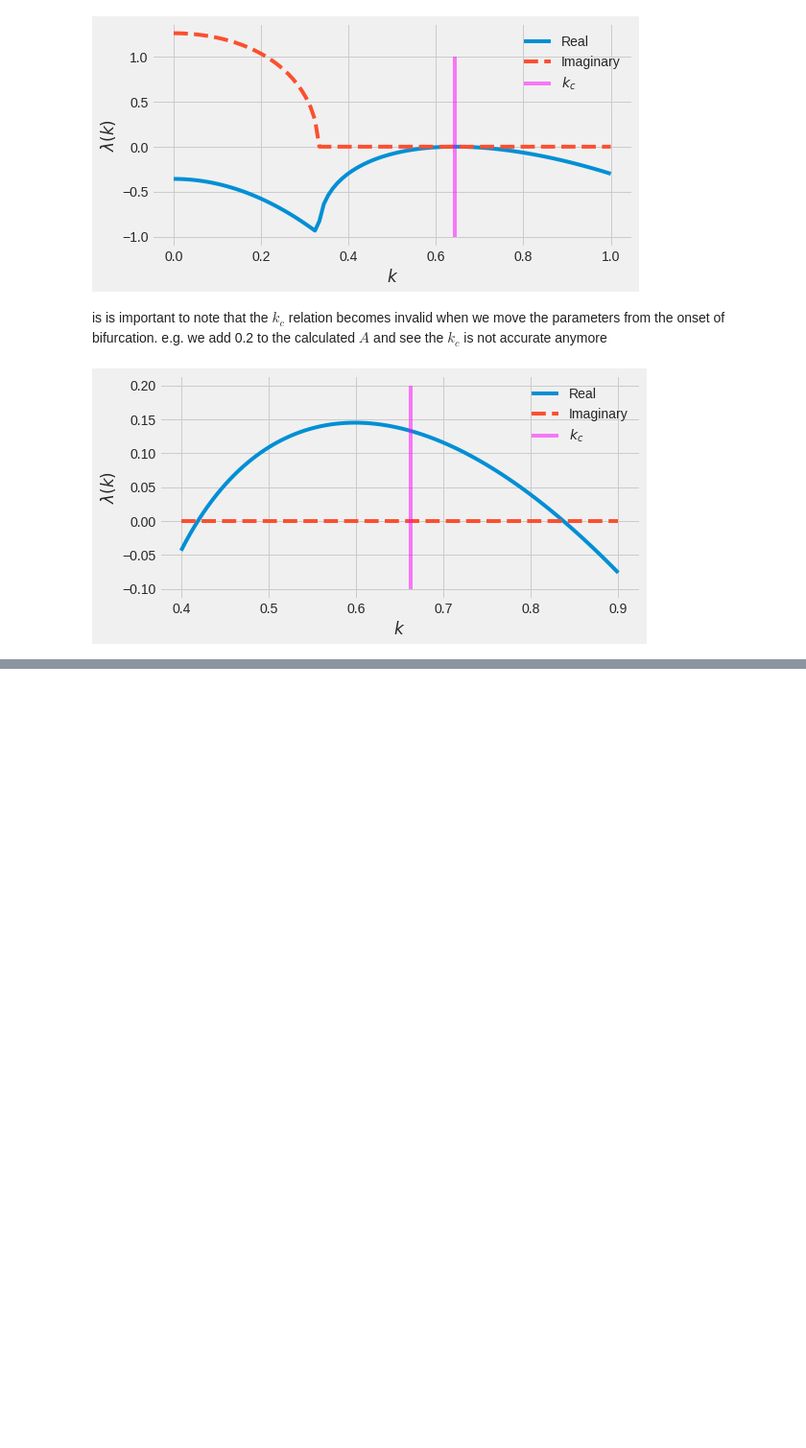
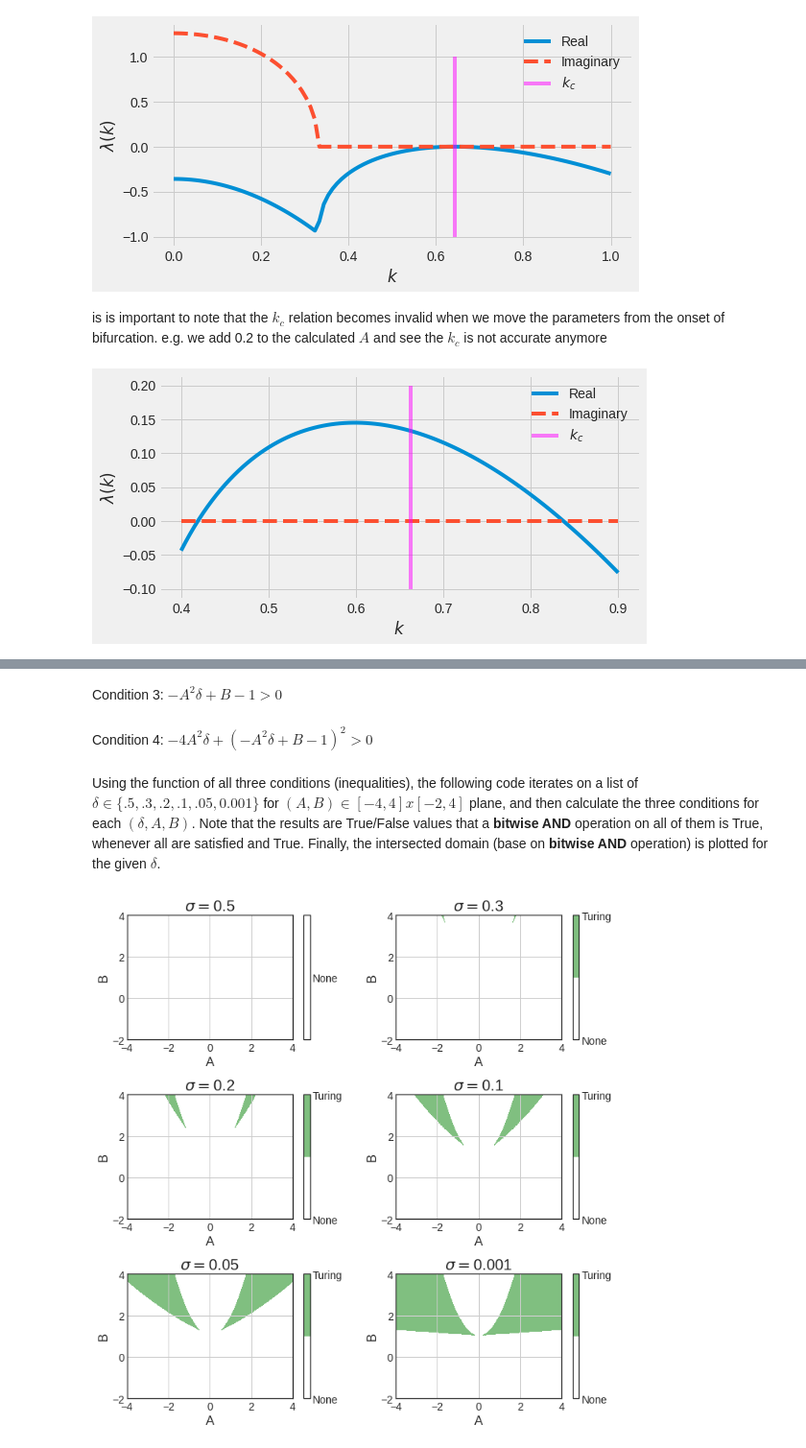
Before and after one commit to rpazuki/morpho_repo, a Jupyter notebook: amplitude_method/PDE_linear_stability.ipynb, the cells around one changed output, grey strips where cells are left out. Shown: that part at 96% size. Drawn from its saved outputs; the diff is of its cells as text; code cells hidden in the pictures; blank space fills up the shorter version.

Commit message:
PDE Symbolic Linearisation finished

```diff
--- a/amplitude_method/PDE_linear_stability.ipynb
+++ b/amplitude_method/PDE_linear_stability.ipynb
@@ -654,0 +610,58 @@ $\displaystyle - D_{u} k - D_{v} k + \frac{- 2 A^{2} D_{u} k + 2 A^{2} D_{v} k -
+# %%
+δ = symbols("δ", positive=True)
+
+cond_3 = f_u + δ * g_v
+cond_4 = cond_3**2 - 4 * δ * J_0.det()
+lprint(r"Condition 3: {0}$ > 0$ ", latex(cond_3) )
+lprint(r"Condition 4: {0}$ > 0$ ", latex(cond_4) )
+# convert the conditions to numpy functions
+cond_3_f = lambdify([A, B, δ], cond_3, modules='numpy')
+cond_4_f = lambdify([A, B, δ], cond_4, modules='numpy')
+# %% [output]
+Condition 3: $- A^{2} δ + B - 1$$ > 0$
+Condition 4: $- 4 A^{2} δ + \left(- A^{2} δ + B - 1\right)^{2}$$ > 0$
+# %% [markdown]
+Using the function of all three conditions (inequalities), the following code iterates on a list of $\delta \in \{.5, .3, .2, .1, .05, 0.001\}$ for $(A, B) \in [-4, 4]x[-2, 4]$ plane, and then calculate the three conditions for each $(\delta, A, B)$. Note that the results are True/False values that a __bitwise AND__ operation on all of them is True, whenever all are satisfied and True. Finally, the intersected domain (base on __bitwise AND__ operation) is plotted for the given $\delta$.
+# %%
+# Create a meshgrid [-4, 4]x[-2, 4] for (A, B) domain
+L = 4
+A_size = 400
+B_size = 400
+A_axis = L * np.linspace(-1, 1, A_size)
+B_axis = L * np.linspace(-.5, 1, B_size)
+A_grid, B_grid = np.meshgrid(A_axis, B_axis, sparse=False)
+
+δ_values = np.array([.5, .3, .2, .1, .05, 0.001])
+# Plotting
+fig = plt.figure(figsize=(10,10))
+plt.style.use('seaborn-white')
+
+for i, δ_val in enumerate(δ_values):
+    ax = fig.add_subplot(3, 2, i+1)
+    ax.set_title(r"$\sigma=$" f"{δ_val}")
+    # Numerically calculate the values of the conditions
+    domain = cond_3_f(A_grid , B_grid, δ_val)
+    domain[domain > 0] = True
+    domain[domain <= 0] = False
+    #
+    domain2 = cond_4_f(A_grid , B_grid, δ_val)
+    domain2[domain2 > 0] = True
+    domain2[domain2 <= 0] = False
+    #
+    domain_intersect = np.bool8(domain) & np.bool8(domain2)
+    #
+    domain3 = cond_1_f(A_grid , B_grid)
+    domain3[domain3 >= 0] = False
+    domain3[domain3 < 0] = True
+    domain_intersect = domain_intersect & np.bool8(domain3)
+    # plot the domain by using zero as the levelset
+    plot_two_levels(ax, np.float16(domain_intersect),
+                    [-L, L, -L/2, L],
+                    "A", "B",
+                    0,
+                    ['None', 'Turing'])
+
+plt.tight_layout()
+plt.show()
+# %% [output]
+[figure, added]
```
Also changed, not shown: parts of 18 cells of this notebook, 6 other files.
